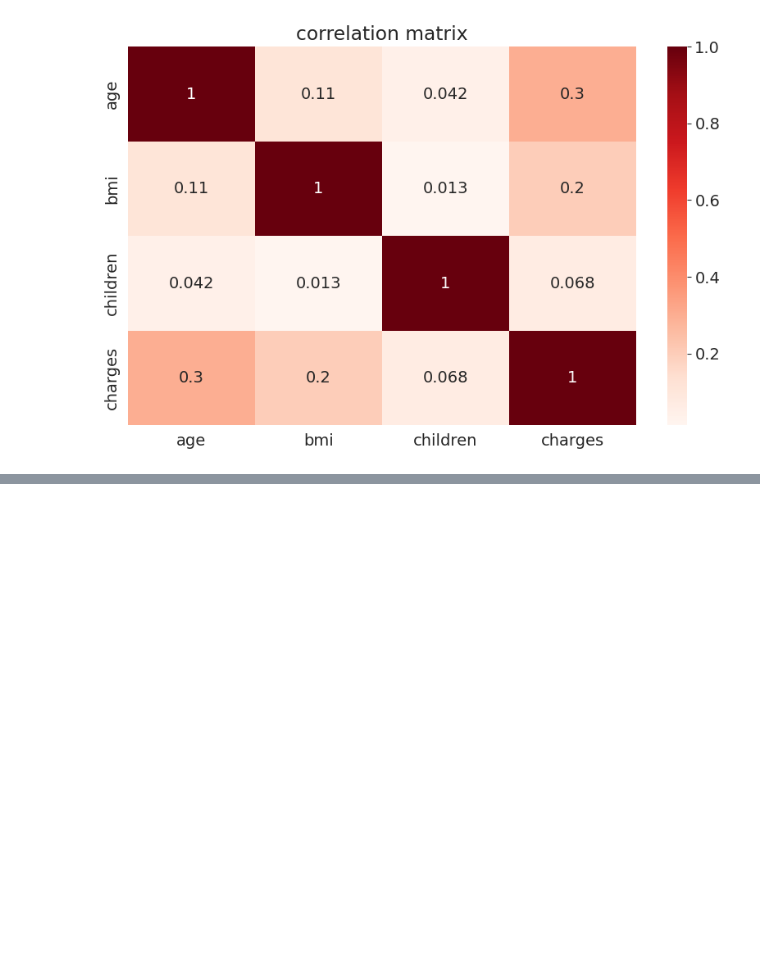
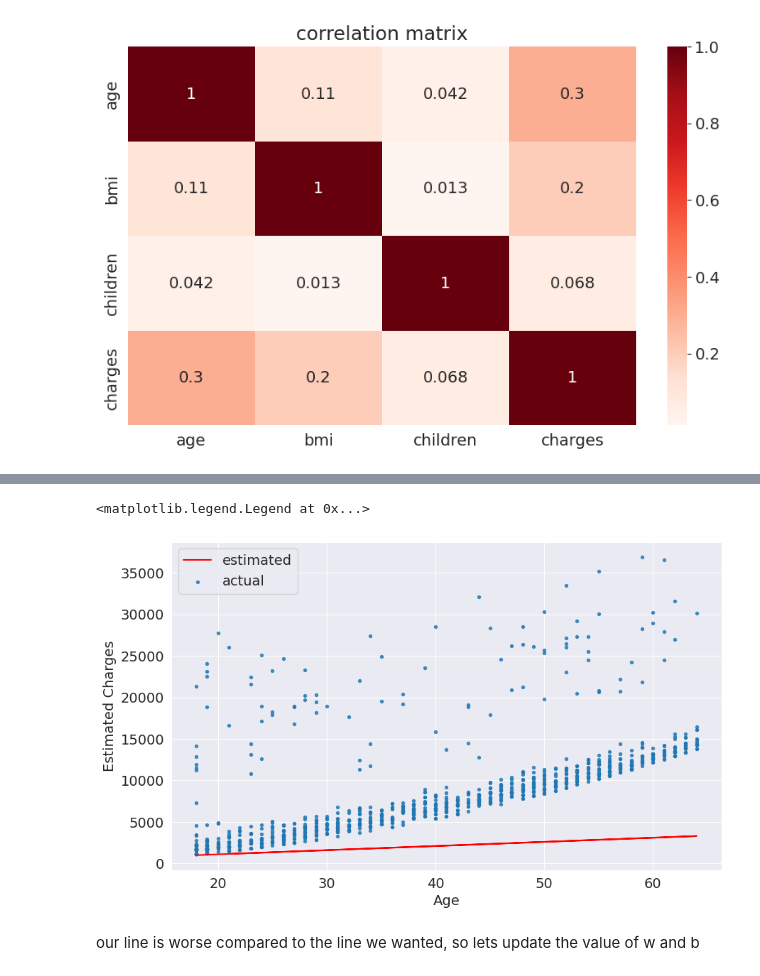
Before and after one commit to 404saugat404/sklearn, a Jupyter notebook: Linear Regression and Gradient Descent/scikitlearn1.ipynb, the cells around one changed output, grey strips where cells are left out. Saved outputs shown, nothing was run; the diff lists cells and outputs as text; code cells hidden in the pictures; blank space fills up the shorter version.

```diff
--- a/Linear Regression and Gradient Descent/scikitlearn1.ipynb
+++ b/Linear Regression and Gradient Descent/scikitlearn1.ipynb
@@ -292,0 +345,5 @@ Text(0.5, 1.0, 'correlation matrix')
+# %%
+#now lets compare our st linewith the actual data
+#but first lets define the target
+target=non_smoker_df.charges
+target
@@ -292,0 +363,17 @@ Text(0.5, 1.0, 'correlation matrix')
+# %%
+plt.plot(ages,estimate_charges,'r')
+
+plt.scatter(
+    ages,target,
+    s=8,alpha=0.8
+
+)
+
+plt.xlabel('Age')
+plt.ylabel('Estimated Charges')
+plt.legend(['estimated','actual'])
+# %% [output]
+<matplotlib.legend.Legend at 0x...>
+[figure, added]
+# %% [markdown]
+our line is worse compared to the line we wanted, so lets update the value of w and b
```
Also changed, not shown: parts of 41 cells of this notebook.
